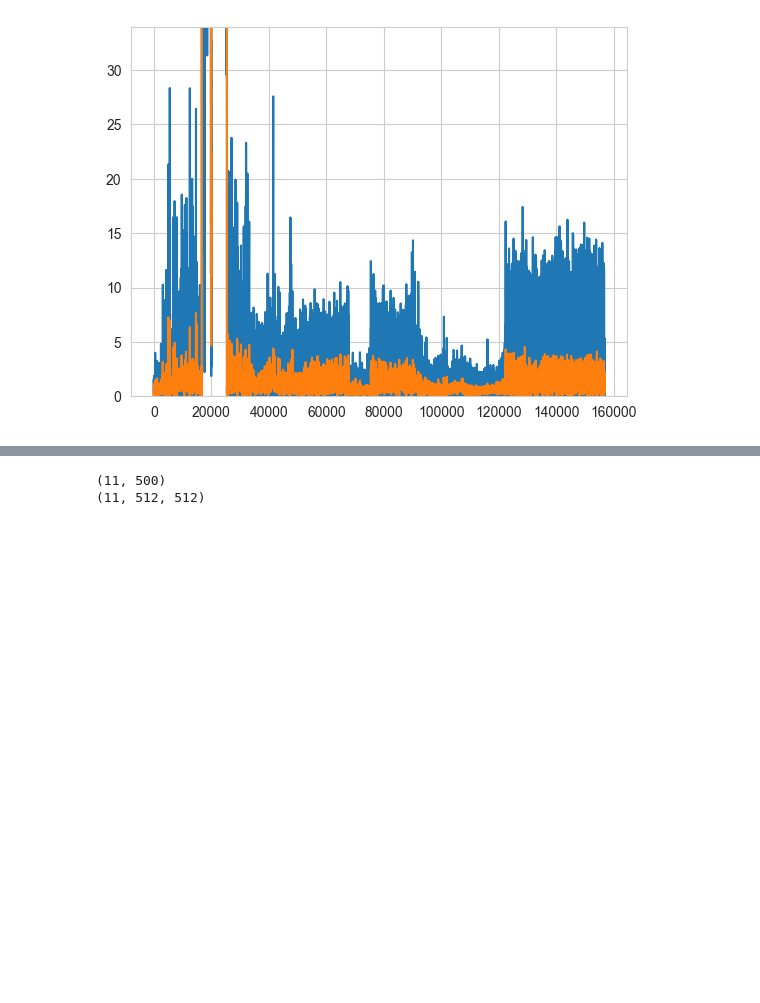
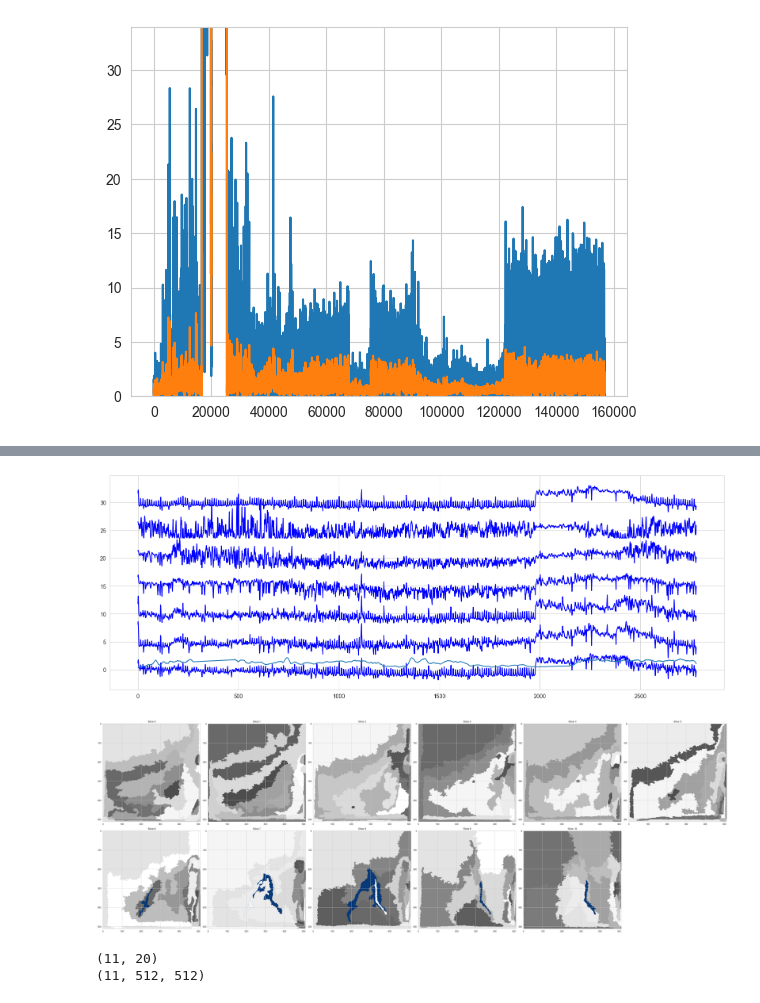
Before and after one commit to ptarabishi/maui_codebook, a Jupyter notebook: notebooks/2026_06_04_reorganization_uv_copy.ipynb, the cells around one changed output, grey strips where cells are left out. Saved outputs shown, nothing was run; the diff lists cells and outputs as text; code cells hidden in the pictures; blank space fills up the shorter version.

```diff
--- a/notebooks/2026_06_04_reorganization_uv_copy.ipynb
+++ b/notebooks/2026_06_04_reorganization_uv_copy.ipynb
@@ -235,5 +233,14 @@ print(len(pearson_array))
+# %%
+rois = [[7,10], [7,8], [8,19], [8,6], [9,19], [10,11], [6,8]]
+visualizations.plot_zscored_activity(rois, signal_xr)
+plt.plot(behavior_downsampled)
+visualizations.plot_spatial_location(rois, cluster_labels,brain_dimensions=brain_dim)
+# %% [output]
+[figure, added]
+[figure, added]
 # %%
-pearson_array = np.reshape(pearson_array, (11,500))
+
+pearson_array = np.reshape(pearson_array, (11,20))
 print(pearson_array.shape)
 
 
@@ -250,7 +257,7 @@ for slice_idx, clusters in enumerate(cluster_labels):
 corr_array = np.array(corr_array).reshape(brain_dim[2],brain_dim[0], brain_dim[1])
 print(corr_array.shape)
 # %% [output]
-(11, 500)
+(11, 20)
 (11, 512, 512)
 # %%
 from matplotlib import colors
```
Also changed, not shown: parts of 11 cells of this notebook, 2 other files.
